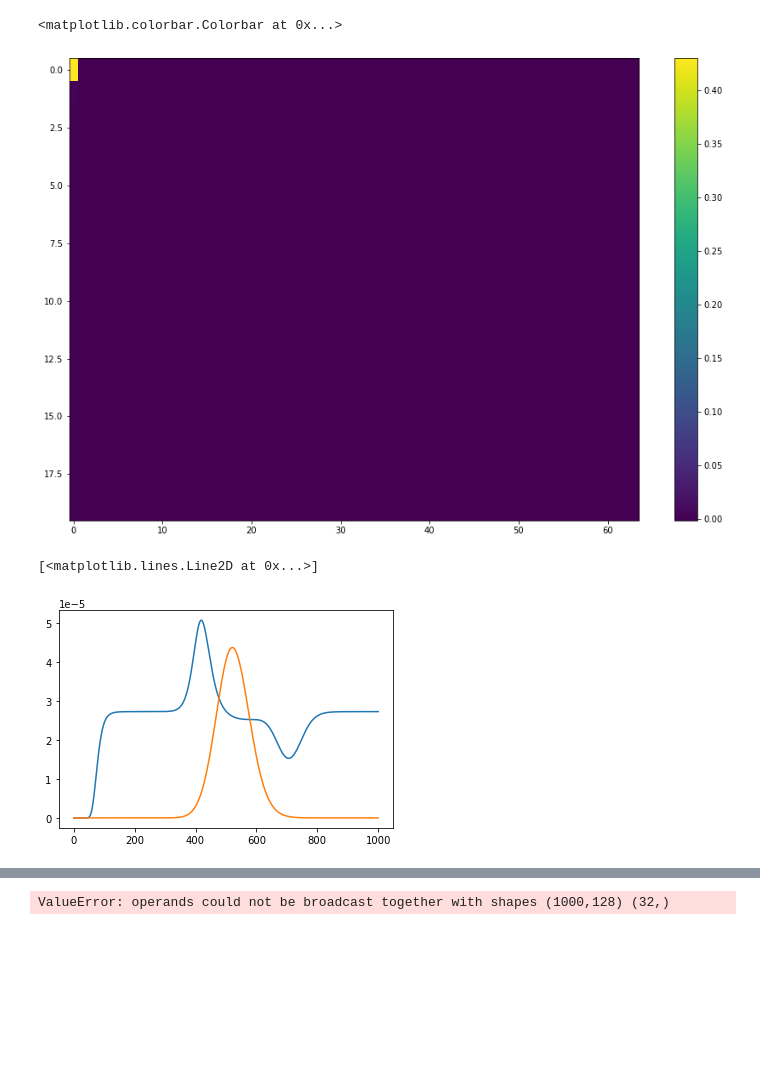
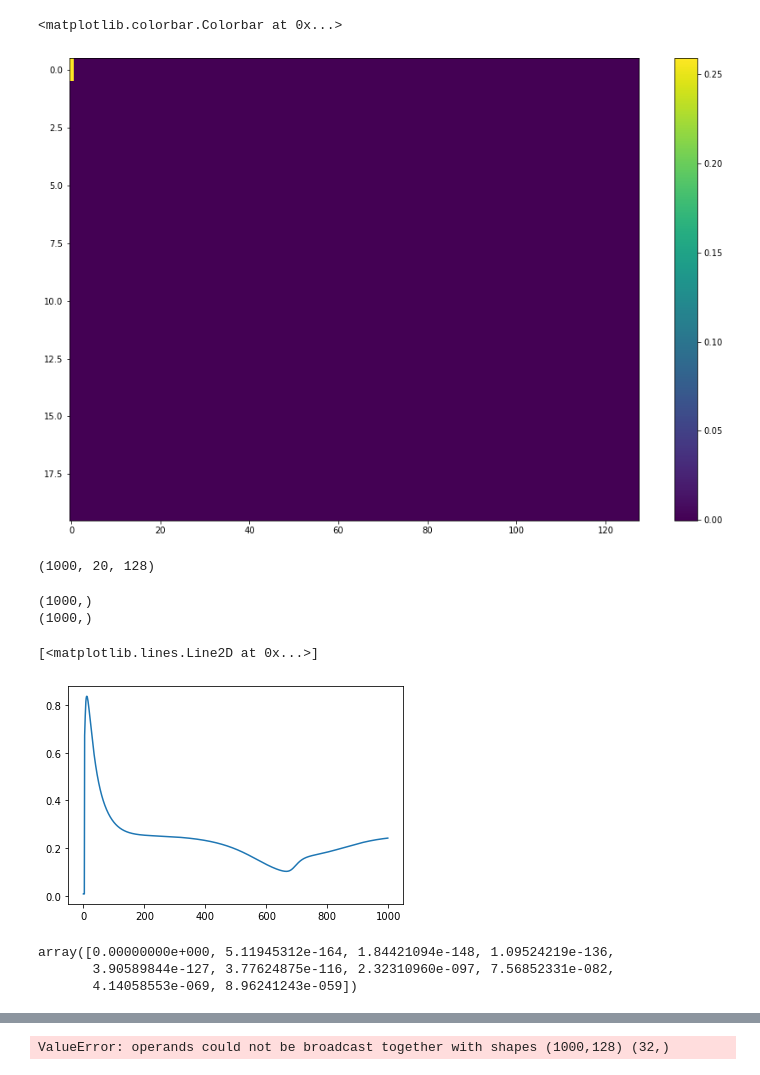
Before and after one commit to RishatZagidullin/coagulation-advection-1d, a Jupyter notebook: run_folder/baikal_data.ipynb, the cells around one changed output, grey strips where cells are left out. Drawn from its saved outputs; the diff is of its cells as text; code cells hidden in the pictures; blank space fills up the shorter version.

```diff
--- a/run_folder/baikal_data.ipynb
+++ b/run_folder/baikal_data.ipynb
@@ -29,9 +45,13 @@ y.shape
 # %%
-y = y.reshape(1001,20,64)
+y = y.reshape(1000,20,128)
 # %%
 plt.figure(figsize=(15,10))
 plt.imshow(y[10], aspect="auto")
 plt.colorbar()
 # %% [output]
 <matplotlib.colorbar.Colorbar at 0x...>
-[figure, old version]
+[figure, new version]
+# %%
+y.shape
+# %% [output]
+(1000, 20, 128)
@@ -38,7 +60,22 @@ plt.colorbar()
+# %%
+print(y[:,val,30].shape)
+print(y[:,val,:].sum(axis=1).shape)
+# %% [output]
+(1000,)
+(1000,)
 # %%
-plt.plot(y[:,4,30])
-plt.plot(x[:,4*25]/10000)
+#plt.plot(y[:,val,30])
+#plt.plot(y[1:,val,30]/y[1:,val,:].sum(axis=1))
+sizes = y[1:, val,:]*np.linspace(1,128,128)
+plt.plot(sizes.mean(axis=1)/y[1:,val,:].sum(axis=1))
+#plt.plot(x[1:,val*25]/10)
 # %% [output]
 [<matplotlib.lines.Line2D at 0x...>]
-[figure, old version]
+[figure, new version]
+# %%
+y[:,val,:].mean(axis=1)[:10]
+# %% [output]
+array([0.00000000e+000, 5.11945312e-164, 1.84421094e-148, 1.09524219e-136,
+       3.90589844e-127, 3.77624875e-116, 2.32310960e-097, 7.56852331e-082,
+       4.14058553e-069, 8.96241243e-059])
 # %%
```
Also changed, not shown: parts of 12 cells of this notebook, 2 other files.
